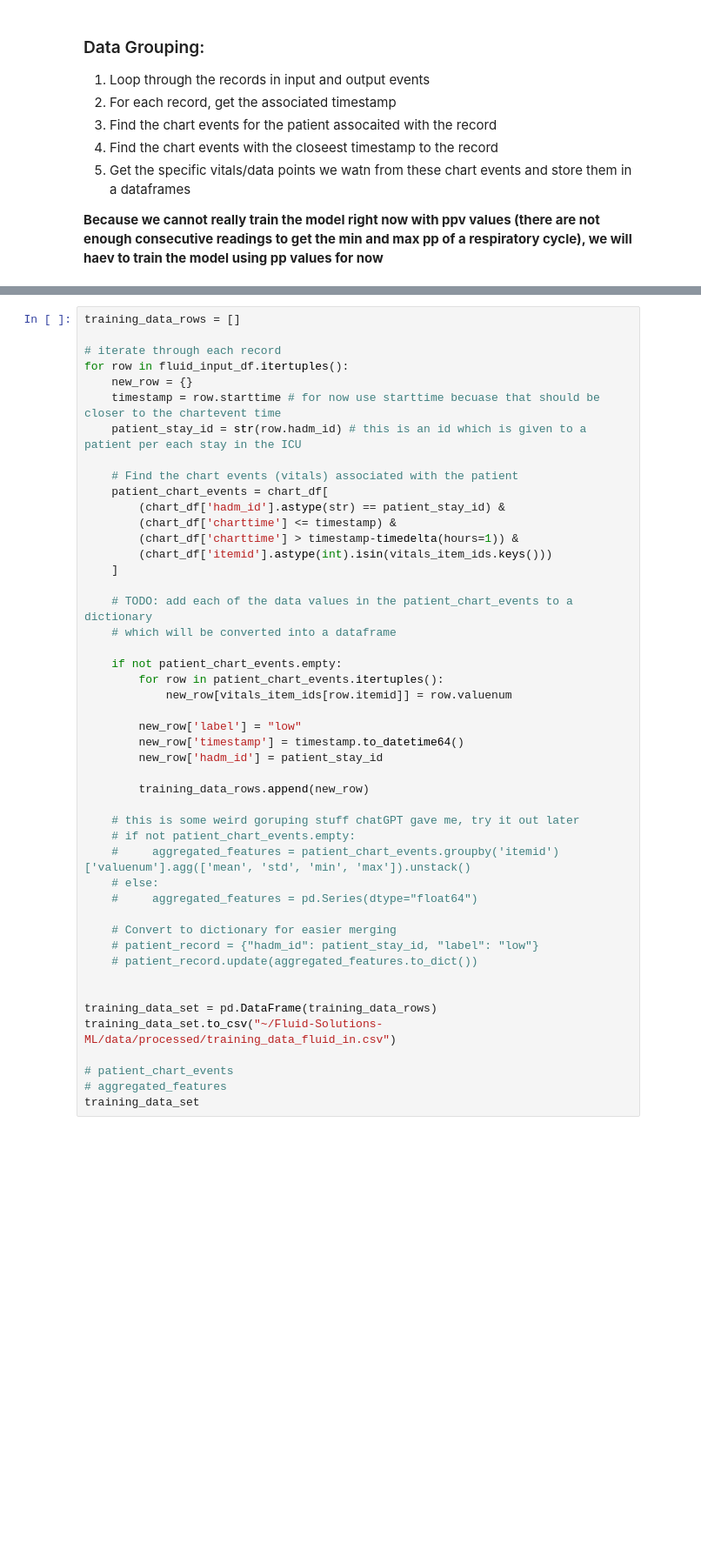
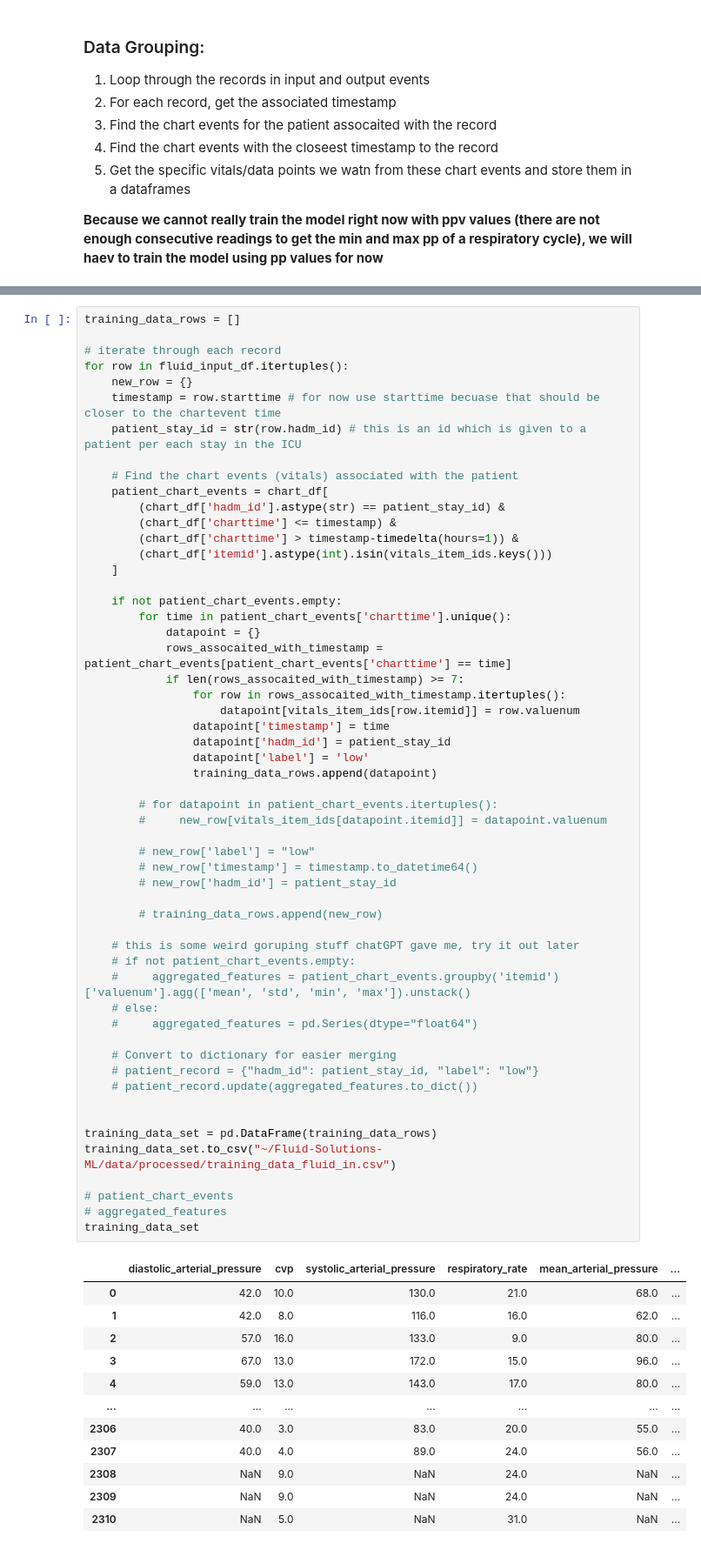
Before and after one commit to lmitchell33/Fluid-Solutions-ML, a Jupyter notebook: notebooks/final_cleaning.ipynb, the cells around one changed output, grey strips where cells are left out. Shown at 87% size. Drawn from its saved outputs; the diff is of its cells as text; blank space fills up the shorter version.

```diff
--- a/notebooks/final_cleaning.ipynb
+++ b/notebooks/final_cleaning.ipynb
@@ -116,39 +129,59 @@ for row in fluid_input_df.itertuples():
     # Find the chart events (vitals) associated with the patient
     patient_chart_events = chart_df[
         (chart_df['hadm_id'].astype(str) == patient_stay_id) &
         (chart_df['charttime'] <= timestamp) &
         (chart_df['charttime'] > timestamp-timedelta(hours=1)) &
         (chart_df['itemid'].astype(int).isin(vitals_item_ids.keys()))
     ]
 
-    # TODO: add each of the data values in the patient_chart_events to a dictionary
-    # which will be converted into a dataframe
+    if not patient_chart_events.empty:
+        for time in patient_chart_events['charttime'].unique():
+            datapoint = {}
+            rows_assocaited_with_timestamp = patient_chart_events[patient_chart_events['charttime'] == time]
+            if len(rows_assocaited_with_timestamp) >= 7:
+                for row in rows_assocaited_with_timestamp.itertuples():
+                    datapoint[vitals_item_ids[row.itemid]] = row.valuenum
+                datapoint['timestamp'] = time
+                datapoint['hadm_id'] = patient_stay_id
+                datapoint['label'] = 'low'
+                training_data_rows.append(datapoint)
 
-    if not patient_chart_events.empty:
-        for row in patient_chart_events.itertuples():
-            new_row[vitals_item_ids[row.itemid]] = row.valuenum
+        # for datapoint in patient_chart_events.itertuples():
+        #     new_row[vitals_item_ids[datapoint.itemid]] = datapoint.valuenum
 
-        new_row['label'] = "low"
-        new_row['timestamp'] = timestamp.to_datetime64()
-        new_row['hadm_id'] = patient_stay_id
+        # new_row['label'] = "low"
+        # new_row['timestamp'] = timestamp.to_datetime64()
+        # new_row['hadm_id'] = patient_stay_id
 
-        training_data_rows.append(new_row)
+        # training_data_rows.append(new_row)
 
     # this is some weird goruping stuff chatGPT gave me, try it out later
     # if not patient_chart_events.empty:
     #     aggregated_features = patient_chart_events.groupby('itemid')['valuenum'].agg(['mean', 'std', 'min', 'max']).unstack()
     # else:
     #     aggregated_features = pd.Series(dtype="float64")
 
     # Convert to dictionary for easier merging
     # patient_record = {"hadm_id": patient_stay_id, "label": "low"}
     # patient_record.update(aggregated_features.to_dict())
 
 
 training_data_set = pd.DataFrame(training_data_rows)
 training_data_set.to_csv("~/Fluid-Solutions-ML/data/processed/training_data_fluid_in.csv")
 
 # patient_chart_events
 # aggregated_features
 training_data_set
 # %% [output]
+|  | diastolic_arterial_pressure | cvp | systolic_arterial_pressure | respiratory_rate | mean_arterial_pressure | ... |
+| 0 | 42.0 | 10.0 | 130.0 | 21.0 | 68.0 | ... |
+| 1 | 42.0 | 8.0 | 116.0 | 16.0 | 62.0 | ... |
+| 2 | 57.0 | 16.0 | 133.0 | 9.0 | 80.0 | ... |
+| 3 | 67.0 | 13.0 | 172.0 | 15.0 | 96.0 | ... |
+| 4 | 59.0 | 13.0 | 143.0 | 17.0 | 80.0 | ... |
+| ... | ... | ... | ... | ... | ... | ... |
+| 2306 | 40.0 | 3.0 | 83.0 | 20.0 | 55.0 | ... |
+| 2307 | 40.0 | 4.0 | 89.0 | 24.0 | 56.0 | ... |
+| 2308 | NaN | 9.0 | NaN | 24.0 | NaN | ... |
+| 2309 | NaN | 9.0 | NaN | 24.0 | NaN | ... |
+| 2310 | NaN | 5.0 | NaN | 31.0 | NaN | ... |
```
Also changed, not shown: parts of 19 cells of this notebook, 11 other files.
